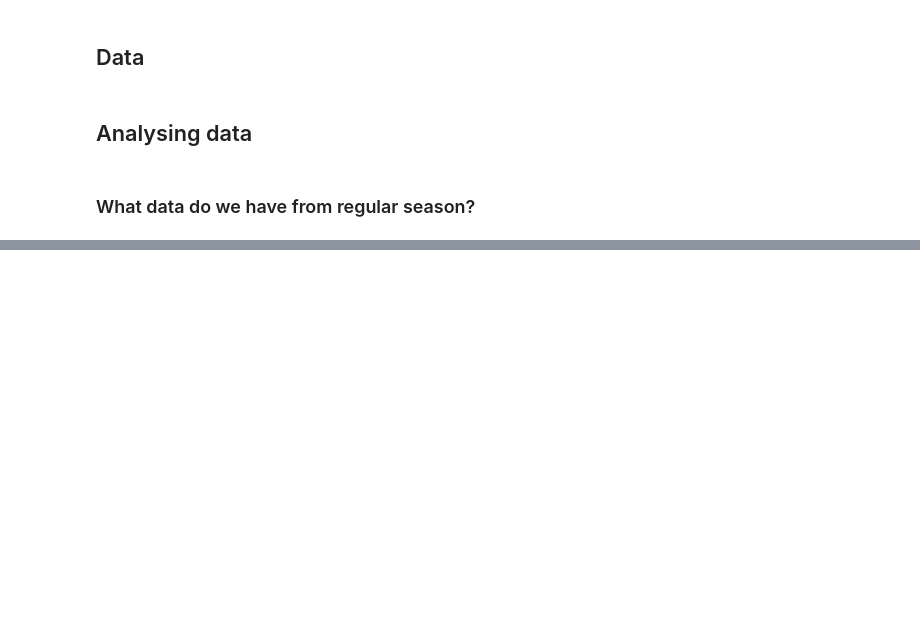
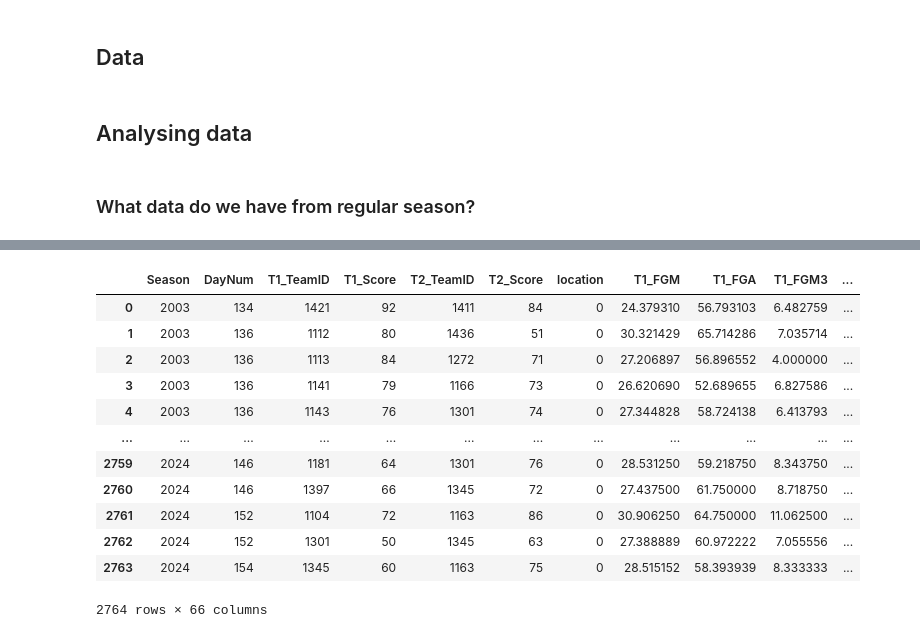
Before and after one commit to fantasy2fry/march-ml-madness-2025, a Jupyter notebook: src/sebislaw/Feature_engineering.ipynb, the cells around one changed output, grey strips where cells are left out. Drawn from its saved outputs; the diff is of its cells as text; code cells hidden in the pictures; blank space fills up the shorter version.

```diff
--- a/src/sebislaw/Feature_engineering.ipynb
+++ b/src/sebislaw/Feature_engineering.ipynb
@@ -157,0 +246,6 @@ df[['Season', 'DayNum', 'NumOT',
+# %%
+# add to tourney_data column with win fraction for winning and losing team
+tourney_data = pd.merge(tourney_data, last14days_stats_T1, on = ['Season', 'T1_TeamID'], how = 'left')
+tourney_data = pd.merge(tourney_data, last14days_stats_T2, on = ['Season', 'T2_TeamID'], how = 'left')
+
+tourney_data.head()
@@ -157,0 +282,5 @@ df[['Season', 'DayNum', 'NumOT',
+# %%
+# get seeds with no regional division
+seeds['seed'] = seeds['Seed'].apply(lambda x: int(x[1:3]))
+
+seeds.head()
@@ -157,0 +294,8 @@ df[['Season', 'DayNum', 'NumOT',
+# %%
+# give each team a raw seed
+seeds_T1 = seeds[['Season','TeamID','seed']].copy()
+seeds_T2 = seeds[['Season','TeamID','seed']].copy()
+seeds_T1.columns = ['Season','T1_TeamID','T1_seed']
+seeds_T2.columns = ['Season','T2_TeamID','T2_seed']
+
+seeds_T1.head()
@@ -157,0 +309,6 @@ df[['Season', 'DayNum', 'NumOT',
+# %%
+# add seeds to turney data for team 1 and team 2
+tourney_data = pd.merge(tourney_data, seeds_T1, on = ['Season', 'T1_TeamID'], how = 'left')
+tourney_data = pd.merge(tourney_data, seeds_T2, on = ['Season', 'T2_TeamID'], how = 'left')
+
+tourney_data.head()
@@ -157,0 +323,19 @@ df[['Season', 'DayNum', 'NumOT',
+# %%
+# add a seed difference column
+tourney_data["Seed_diff"] = tourney_data["T1_seed"] - tourney_data["T2_seed"]
+
+tourney_data
+# %% [output]
+|  | Season | DayNum | T1_TeamID | T1_Score | T2_TeamID | T2_Score | location | T1_FGM | T1_FGA | T1_FGM3 | ... |
+| 0 | 2003 | 134 | 1421 | 92 | 1411 | 84 | 0 | 24.379310 | 56.793103 | 6.482759 | ... |
+| 1 | 2003 | 136 | 1112 | 80 | 1436 | 51 | 0 | 30.321429 | 65.714286 | 7.035714 | ... |
+| 2 | 2003 | 136 | 1113 | 84 | 1272 | 71 | 0 | 27.206897 | 56.896552 | 4.000000 | ... |
+| 3 | 2003 | 136 | 1141 | 79 | 1166 | 73 | 0 | 26.620690 | 52.689655 | 6.827586 | ... |
+| 4 | 2003 | 136 | 1143 | 76 | 1301 | 74 | 0 | 27.344828 | 58.724138 | 6.413793 | ... |
+| ... | ... | ... | ... | ... | ... | ... | ... | ... | ... | ... | ... |
+| 2759 | 2024 | 146 | 1181 | 64 | 1301 | 76 | 0 | 28.531250 | 59.218750 | 8.343750 | ... |
+| 2760 | 2024 | 146 | 1397 | 66 | 1345 | 72 | 0 | 27.437500 | 61.750000 | 8.718750 | ... |
+| 2761 | 2024 | 152 | 1104 | 72 | 1163 | 86 | 0 | 30.906250 | 64.750000 | 11.062500 | ... |
+| 2762 | 2024 | 152 | 1301 | 50 | 1345 | 63 | 0 | 27.388889 | 60.972222 | 7.055556 | ... |
+| 2763 | 2024 | 154 | 1345 | 60 | 1163 | 75 | 0 | 28.515152 | 58.393939 | 8.333333 | ... |
+2764 rows × 66 columns
```
Also changed, not shown: parts of 30 cells of this notebook.
